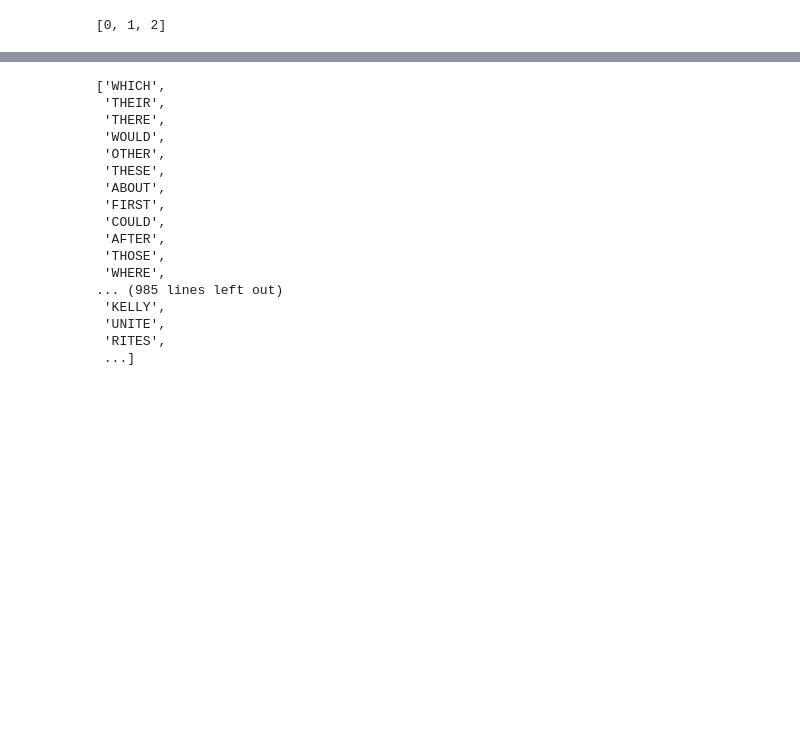
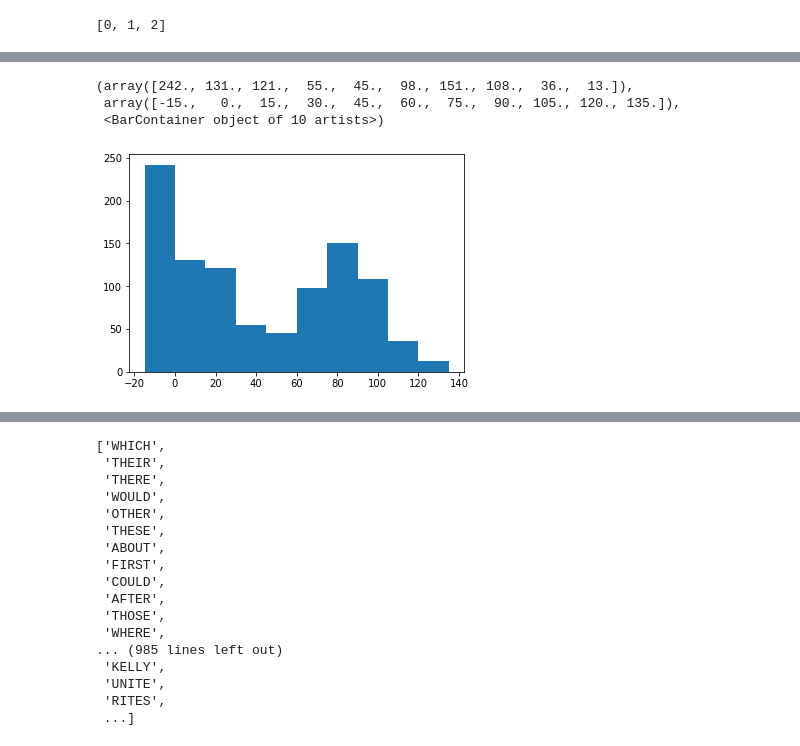
Before and after one commit to benton-anderson/wordle-opt, a Jupyter notebook: notebooks/wordl-player-gym-v0.ipynb, the cells around one changed output, grey strips where cells are left out. Saved outputs shown, nothing was run; the diff lists cells and outputs as text; code cells hidden in the pictures; blank space fills up the shorter version.

```diff
--- a/notebooks/wordl-player-gym-v0.ipynb
+++ b/notebooks/wordl-player-gym-v0.ipynb
@@ -408,0 +573,7 @@ value of next state 1
+# %%
+plt.hist(s1.episode_rewards)
+# %% [output]
+(array([242., 131., 121.,  55.,  45.,  98., 151., 108.,  36.,  13.]),
+ array([-15.,   0.,  15.,  30.,  45.,  60.,  75.,  90., 105., 120., 135.]),
+ <BarContainer object of 10 artists>)
+[figure, added]
```
Also changed, not shown: parts of 47 cells of this notebook.
